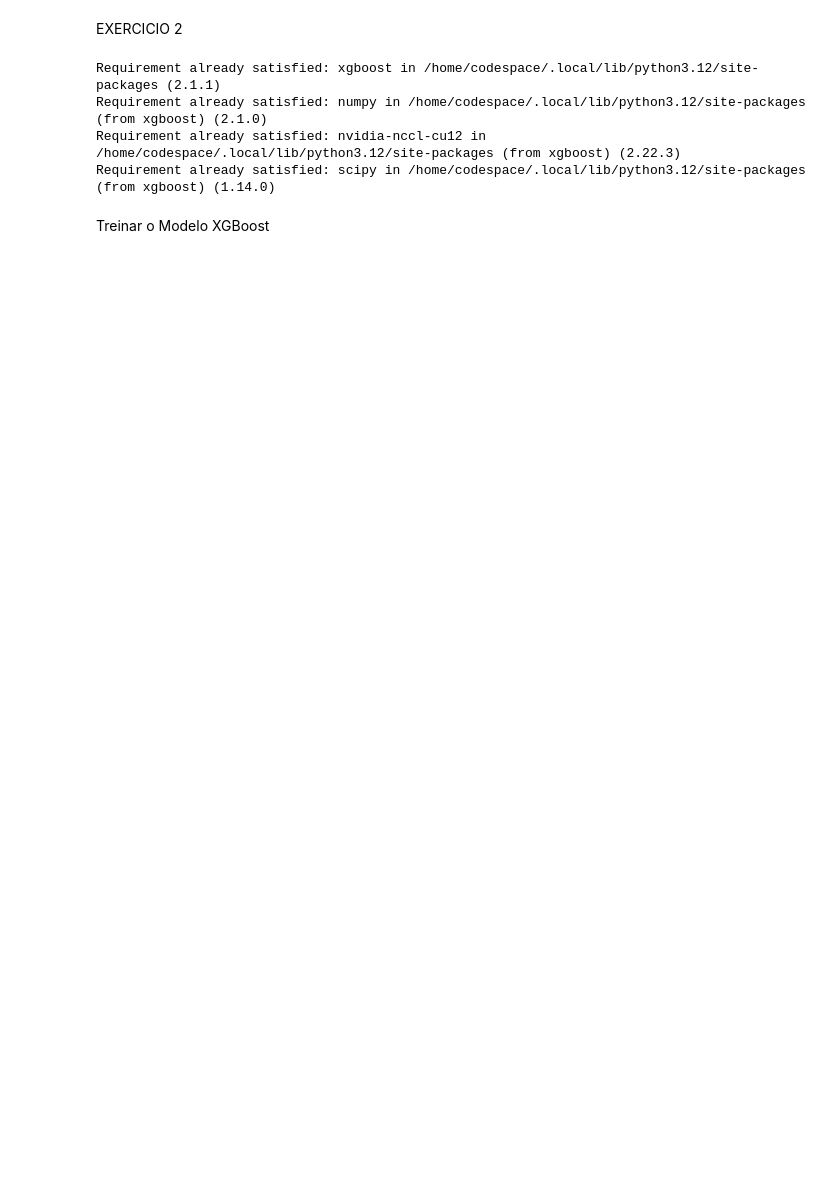
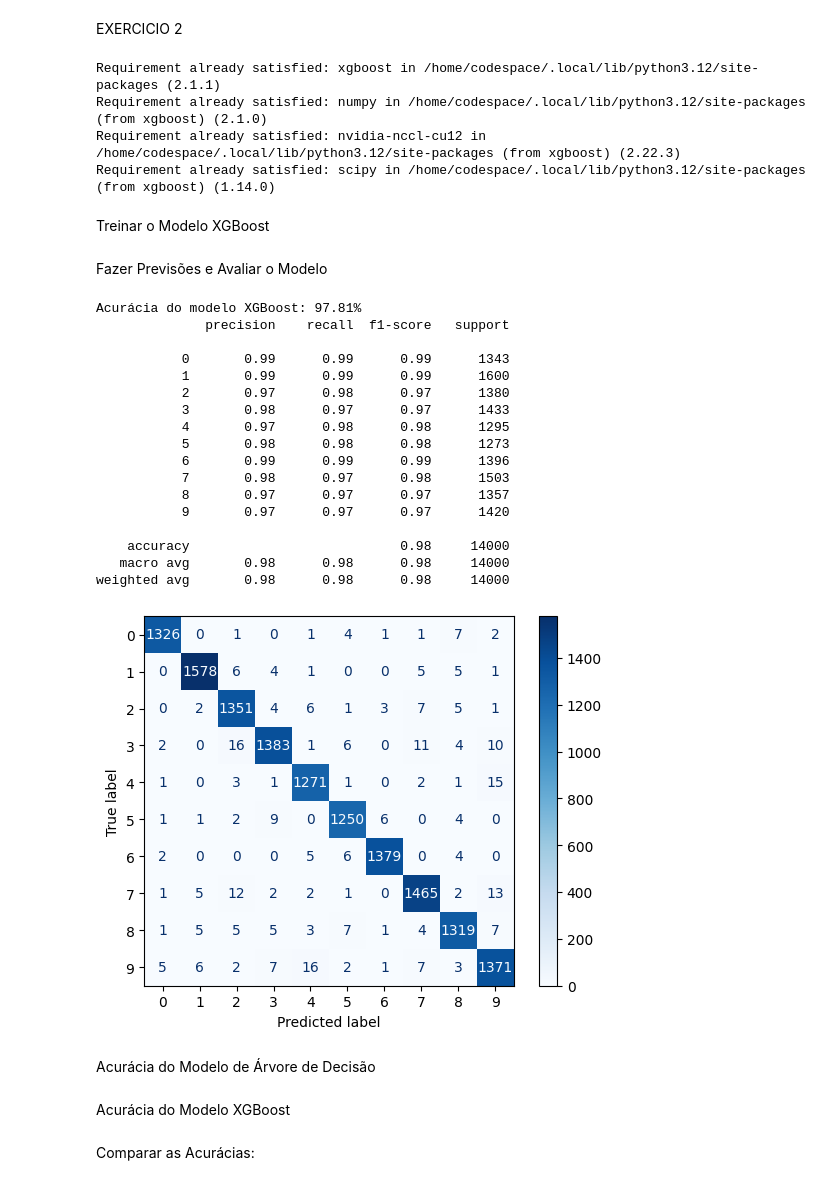
Before and after one commit to RodrigoFlorencio86/mba-deeplearning-iad-006-2024-public, a Jupyter notebook: notebooks/começar_por_aqui.ipynb, the cells around one changed output. Drawn from its saved outputs; the diff is of its cells as text; code cells hidden in the pictures; blank space fills up the shorter version.

Commit message:
Notebook com Modelo pronto

```diff
--- a/notebooks/começar_por_aqui.ipynb
+++ b/notebooks/começar_por_aqui.ipynb
@@ -189,3 +248,42 @@ params = {
 
 # Treinar o modelo XGBoost
 xgb_model = xgb.train(params, dtrain, num_boost_round=100)
+# %% [markdown]
+Fazer Previsões e Avaliar o Modelo
+# %%
+# Fazer previsões no conjunto de teste
+y_pred_xgb = xgb_model.predict(dtest)
+
+# Avaliar a acurácia do modelo
+accuracy_xgb = accuracy_score(y_test, y_pred_xgb)
+print(f'Acurácia do modelo XGBoost: {accuracy_xgb * 100:.2f}%')
+
+# Exibir o relatório de classificação
+print(classification_report(y_test, y_pred_xgb))
+
+# Exibir a matriz de confusão
+cm_xgb = confusion_matrix(y_test, y_pred_xgb)
+disp_xgb = ConfusionMatrixDisplay(confusion_matrix=cm_xgb)
+disp_xgb.plot(cmap=plt.cm.Blues)
+plt.show()
+# %% [output]
+Acurácia do modelo XGBoost: 97.81%
+              precision    recall  f1-score   support
+
+           0       0.99      0.99      0.99      1343
+           1       0.99      0.99      0.99      1600
+           2       0.97      0.98      0.97      1380
+           3       0.98      0.97      0.97      1433
+           4       0.97      0.98      0.98      1295
+           5       0.98      0.98      0.98      1273
+           6       0.99      0.99      0.99      1396
+           7       0.98      0.97      0.98      1503
+           8       0.97      0.97      0.97      1357
+           9       0.97      0.97      0.97      1420
+
+    accuracy                           0.98     14000
+   macro avg       0.98      0.98      0.98     14000
+weighted avg       0.98      0.98      0.98     14000
+[figure, added]
+# %% [markdown]
+Acurácia do Modelo de Árvore de Decisão
@@ -191,0 +294,2 @@ xgb_model = xgb.train(params, dtrain, num_boost_round=100)
+# %% [markdown]
+Acurácia do Modelo XGBoost
@@ -191,0 +299,2 @@ xgb_model = xgb.train(params, dtrain, num_boost_round=100)
+# %% [markdown]
+Comparar as Acurácias:
```
Also changed, not shown: parts of 6 cells of this notebook, 1 other file.
